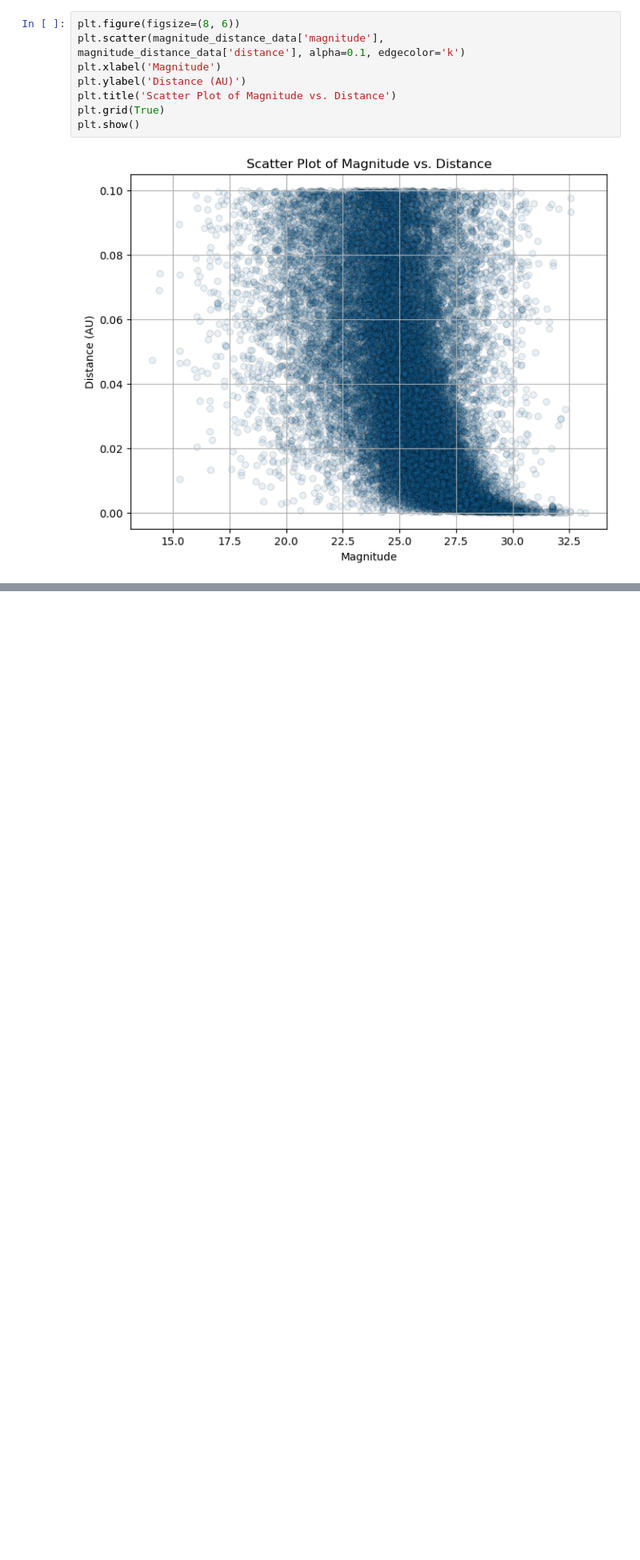
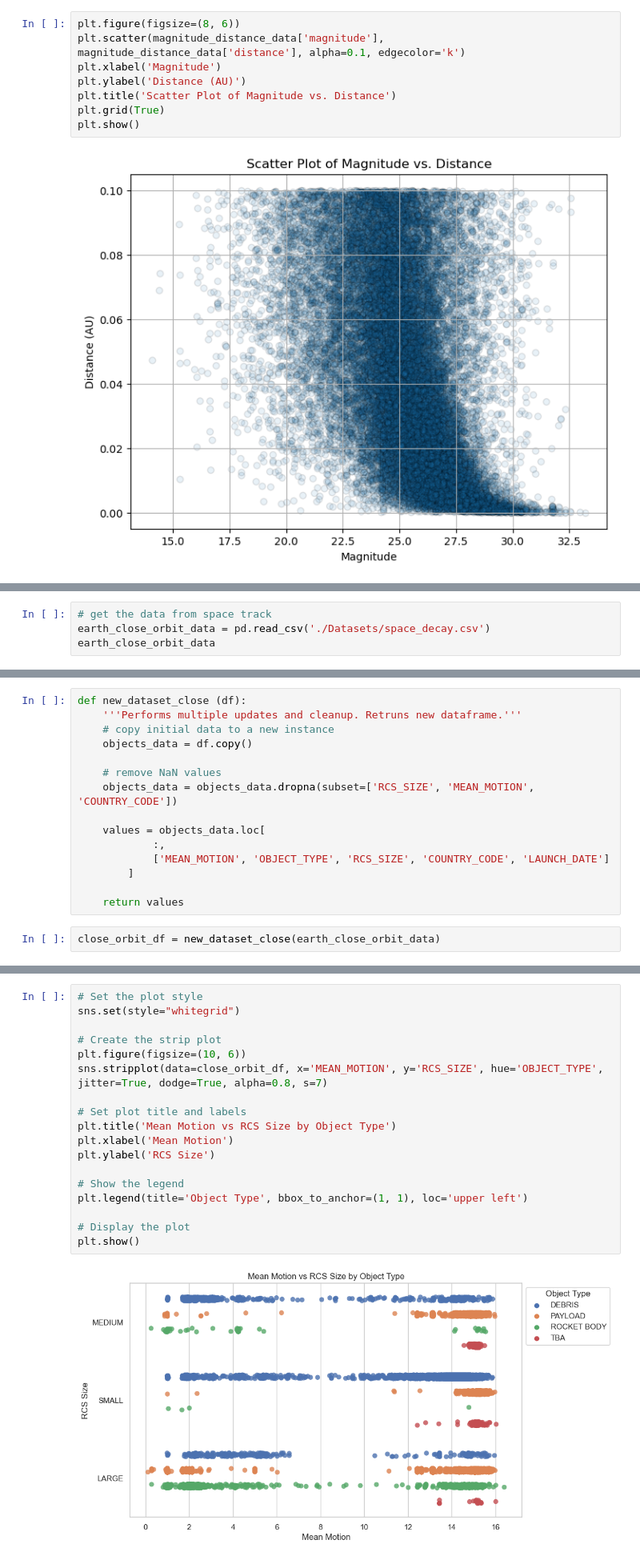
Before and after one commit to nikolayzhechev/Earth-Orbit-Objects-Analysis-and-Prediction, a Jupyter notebook: Earth Orbit Objects.ipynb, the cells around one changed output, grey strips where cells are left out. Shown at 80% size. Drawn from its saved outputs; the diff is of its cells as text; blank space fills up the shorter version.

```diff
--- a/Earth Orbit Objects.ipynb
+++ b/Earth Orbit Objects.ipynb
@@ -447,0 +457,4 @@ plt.show()
+# %%
+# get the data from space track
+earth_close_orbit_data = pd.read_csv('./Datasets/space_decay.csv')
+earth_close_orbit_data
@@ -447,0 +768,17 @@ plt.show()
+# %%
+def new_dataset_close (df):
+    '''Performs multiple updates and cleanup. Retruns new dataframe.'''
+    # copy initial data to a new instance
+    objects_data = df.copy()
+
+    # remove NaN values
+    objects_data = objects_data.dropna(subset=['RCS_SIZE', 'MEAN_MOTION', 'COUNTRY_CODE'])
+
+    values = objects_data.loc[
+            :,
+            ['MEAN_MOTION', 'OBJECT_TYPE', 'RCS_SIZE', 'COUNTRY_CODE', 'LAUNCH_DATE']
+        ]
+
+    return values
+# %%
+close_orbit_df = new_dataset_close(earth_close_orbit_data)
@@ -447,0 +801,20 @@ plt.show()
+# %%
+# Set the plot style
+sns.set(style="whitegrid")
+
+# Create the strip plot
+plt.figure(figsize=(10, 6))
+sns.stripplot(data=close_orbit_df, x='MEAN_MOTION', y='RCS_SIZE', hue='OBJECT_TYPE', jitter=True, dodge=True, alpha=0.8, s=7)
+
+# Set plot title and labels
+plt.title('Mean Motion vs RCS Size by Object Type')
+plt.xlabel('Mean Motion')
+plt.ylabel('RCS Size')
+
+# Show the legend
+plt.legend(title='Object Type', bbox_to_anchor=(1, 1), loc='upper left')
+
+# Display the plot
+plt.show()
+# %% [output]
+[figure, added]
```
Also changed, not shown: parts of 20 cells of this notebook, 1 other file.
